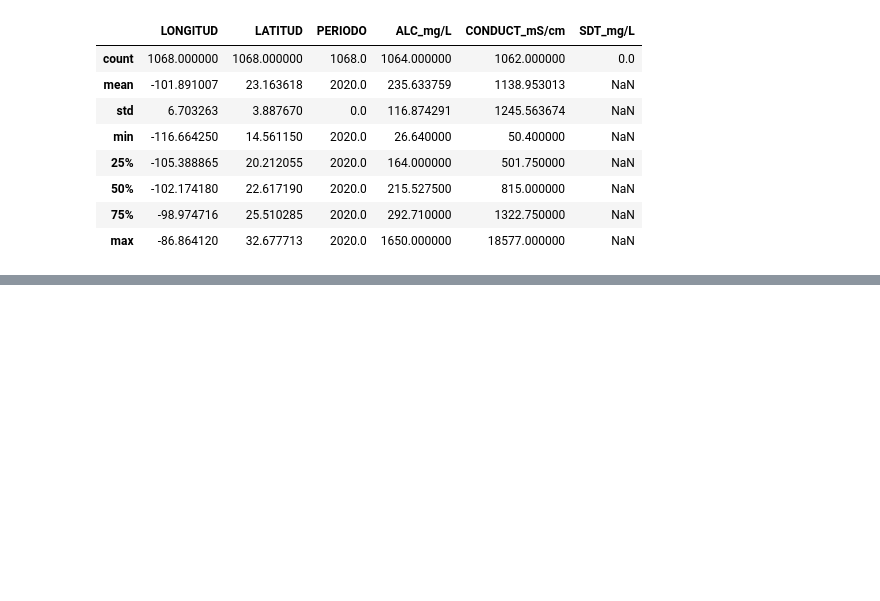
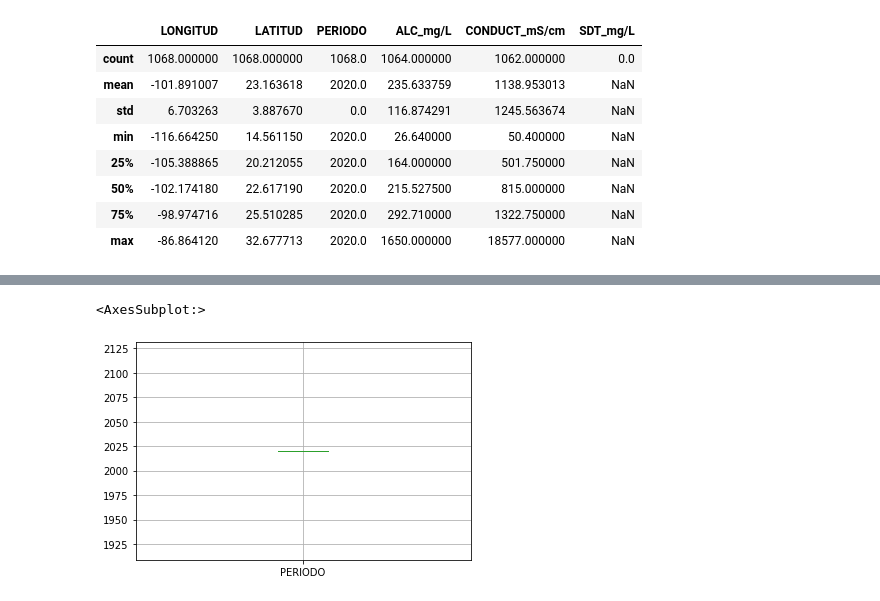
Before and after one commit to PosgradoMNA/actividades-del-projecto-equipo_56, a Jupyter notebook: Entrega_1Limpieza,_análisis,_visualización_y_kmeans.ipynb, the cells around one changed output, grey strips where cells are left out. Saved outputs shown, nothing was run; the diff lists cells and outputs as text; code cells hidden in the pictures; blank space fills up the shorter version.

```diff
--- a/Entrega_1Limpieza,_análisis,_visualización_y_kmeans.ipynb
+++ b/Entrega_1Limpieza,_análisis,_visualización_y_kmeans.ipynb
@@ -156,0 +201,5 @@ datos_bin = ['CUMPLE_CON_ALC', 'CUMPLE_CON_COND', 'CUMPLE_CON_SDT_ra', 'CUMPLE_C
+# %%
+datos.boxplot(column=['PERIODO'])
+# %% [output]
+<AxesSubplot:>
+[figure, added]
```
Also changed, not shown: parts of 20 cells of this notebook.
